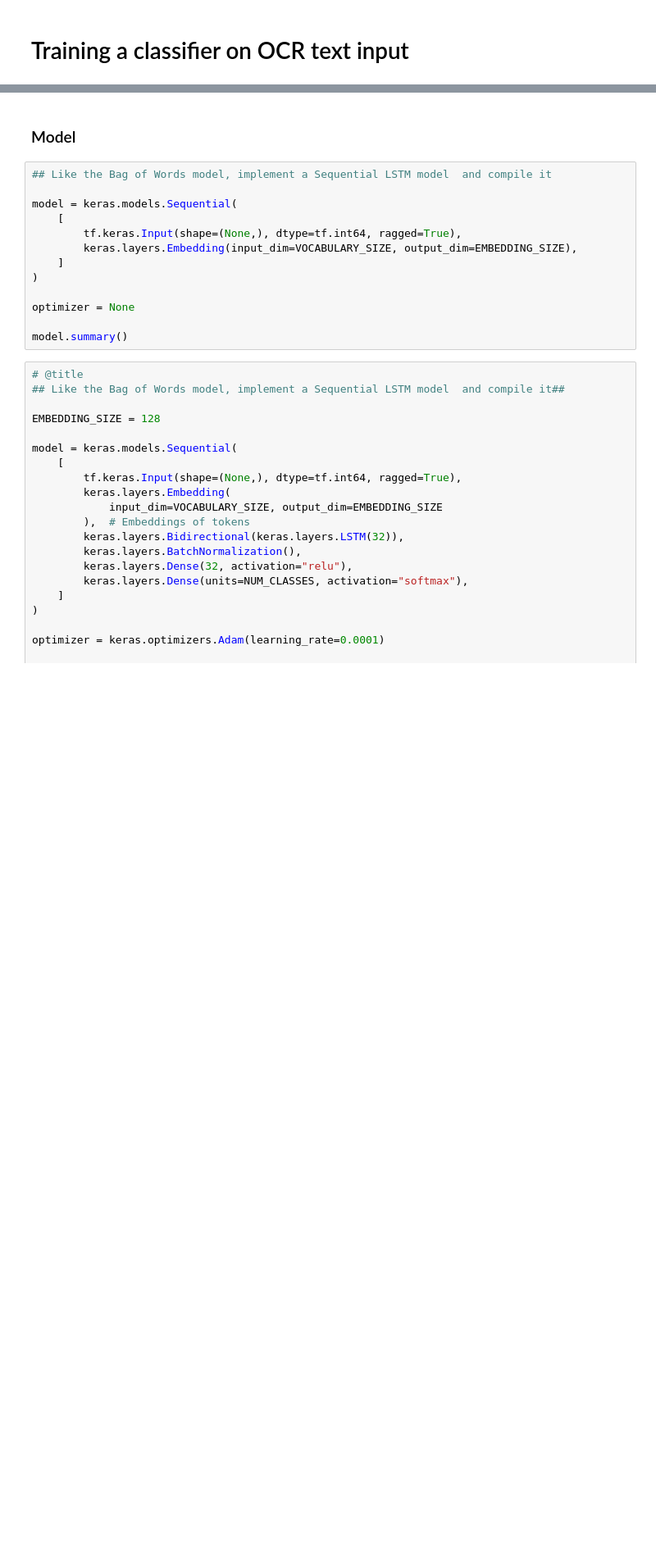
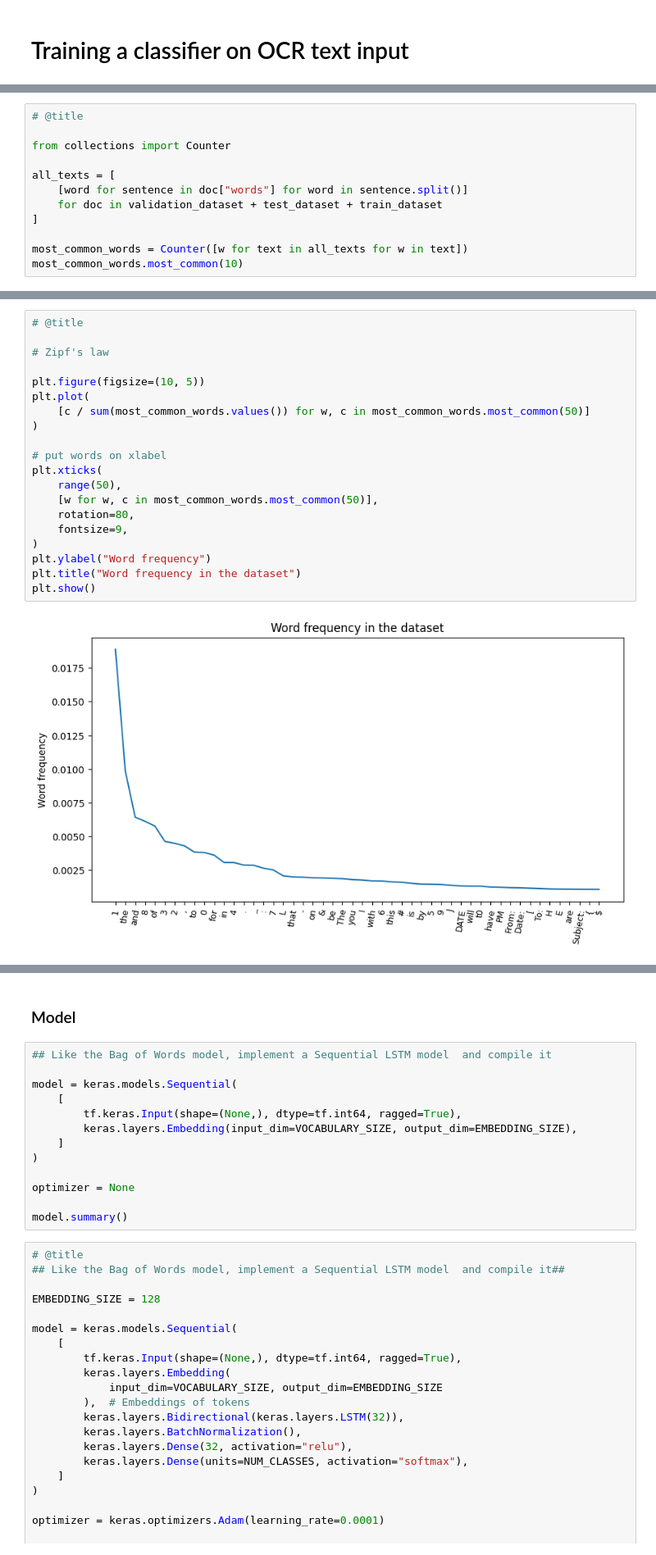
Before and after one commit to thibaultdouzon/NeuralDocumentClassification, a Jupyter notebook: chapter_2_text.ipynb, the cells around one changed output, grey strips where cells are left out. Shown: that part at 82% size. Cells and saved outputs as stored; diff of their text form; blank space fills up the shorter version.

```diff
--- a/chapter_2_text.ipynb
+++ b/chapter_2_text.ipynb
@@ -369,0 +77,12 @@ print(
+# %%
+# @title
+
+from collections import Counter
+
+all_texts = [
+    [word for sentence in doc["words"] for word in sentence.split()]
+    for doc in validation_dataset + test_dataset + train_dataset
+]
+
+most_common_words = Counter([w for text in all_texts for w in text])
+most_common_words.most_common(10)
@@ -369,0 +107,22 @@ print(
+# %%
+# @title
+
+# Zipf's law
+
+plt.figure(figsize=(10, 5))
+plt.plot(
+    [c / sum(most_common_words.values()) for w, c in most_common_words.most_common(50)]
+)
+
+# put words on xlabel
+plt.xticks(
+    range(50),
+    [w for w, c in most_common_words.most_common(50)],
+    rotation=80,
+    fontsize=9,
+)
+plt.ylabel("Word frequency")
+plt.title("Word frequency in the dataset")
+plt.show()
+# %% [output]
+[figure, added]
```
Also changed, not shown: parts of 58 cells of this notebook, 3 other files.
